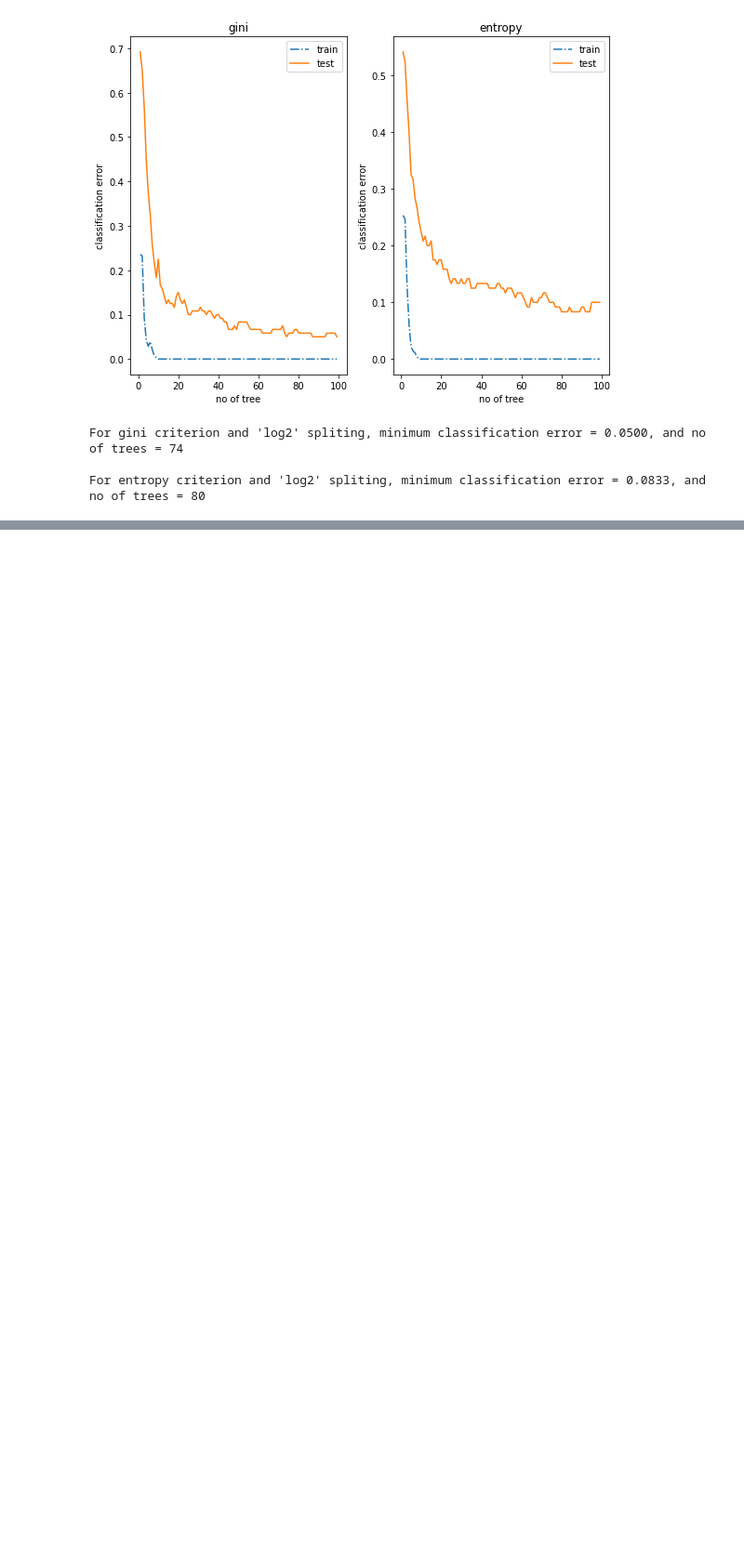
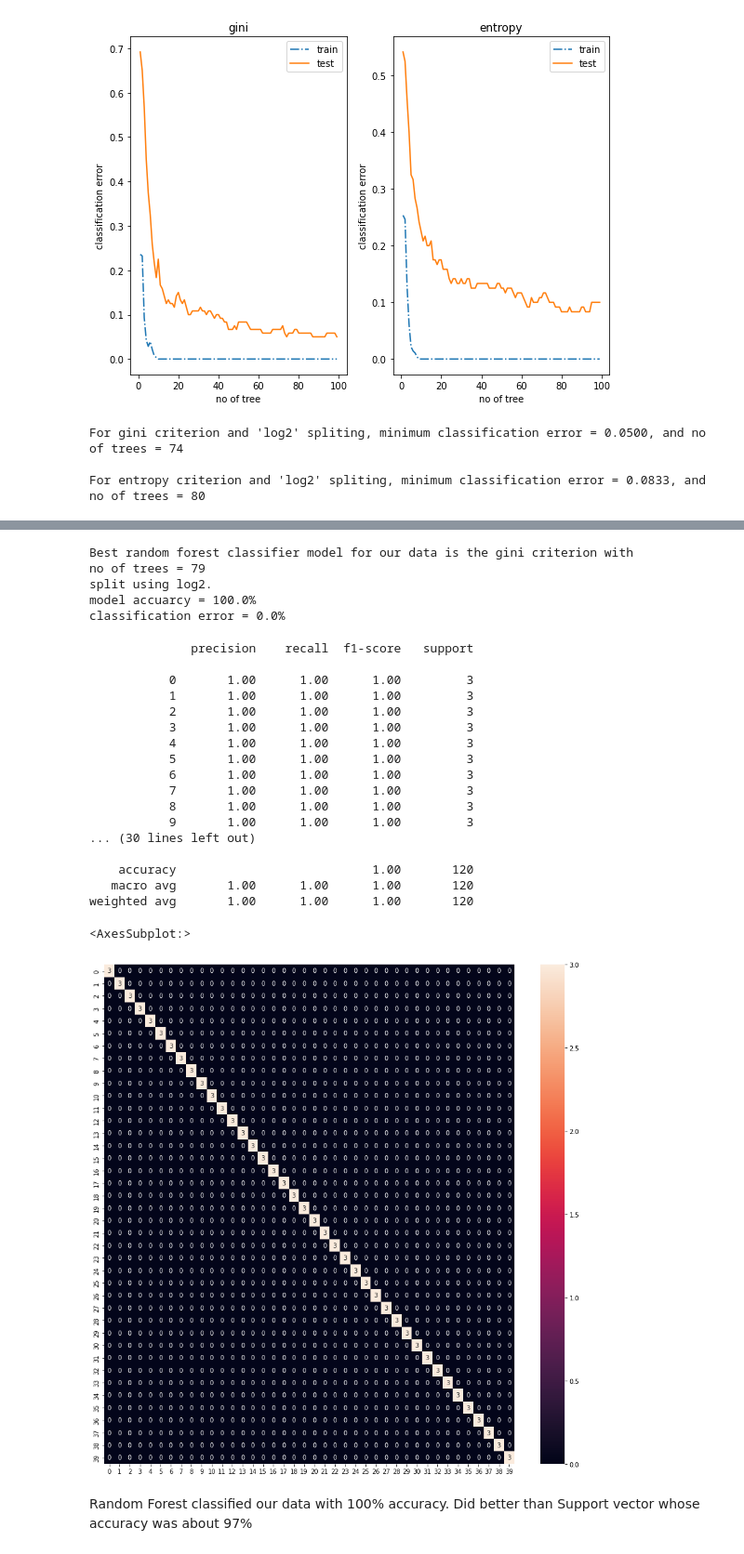
Before and after one commit to Okezzi/SVM-and-RF-on-MNIST-Dataset, a Jupyter notebook: code.ipynb, the cells around one changed output, grey strips where cells are left out. Shown at 93% size. Cells and saved outputs as stored; diff of their text form; code cells hidden in the pictures; blank space fills up the shorter version.

Commit message:
Grid search for RF and optimum parameters selection

```diff
--- a/code.ipynb
+++ b/code.ipynb
@@ -635,0 +645,11 @@ print("\nFor entropy criterion and 'log2' spliting, minimum classification error
+# %%
+# we implement a gridsearch for different no of trees, criterion and split method to find model with the best accuracy.\
+#  We have a balanced dataset so accuracy is a good perfromance test.
+
+rfc = RandomForestClassifier()
+no_tree = np.arange(1,100,1)
+parameters = [
+    {'criterion':['gini','entropy'],'n_estimators':no_tree,'max_features':['log2','sqrt','auto']},
+]
+clf2 = GridSearchCV(estimator = rfc,param_grid=parameters,scoring='accuracy',cv= 3,verbose=1)
+clf2.fit(X_test,y_test)
@@ -635,0 +668,45 @@ print("\nFor entropy criterion and 'log2' spliting, minimum classification error
+# %%
+# check best parameters for our model from gridsearch
+criterion = clf2.best_params_['criterion']
+n_estimator = clf2.best_params_['n_estimators']
+split = clf2.best_params_['max_features']
+best_accuracy = clf2.score(X_test,y_test)*100
+least_error = 100 - best_accuracy
+
+print(f'Best random forest classifier model for our data is the {criterion}\
+ criterion with \nno of trees = {n_estimator}\nsplit using {split}.\nmodel accuarcy = {best_accuracy}%\n\
+classification error = {least_error}%')
+# %% [output]
+Best random forest classifier model for our data is the gini criterion with
+no of trees = 79
+split using log2.
+model accuarcy = 100.0%
+classification error = 0.0%
+# %%
+#view the classification_report and confusion matrix
+plt.figure(figsize=(15,15))
+y_pred_test = clf2.predict(X_test)
+print(classification_report(y_pred_test,y_test))
+sns.heatmap(confusion_matrix(y_pred_test,y_test), annot = True)
+# %% [output]
+              precision    recall  f1-score   support
+
+           0       1.00      1.00      1.00         3
+           1       1.00      1.00      1.00         3
+           2       1.00      1.00      1.00         3
+           3       1.00      1.00      1.00         3
+           4       1.00      1.00      1.00         3
+           5       1.00      1.00      1.00         3
+           6       1.00      1.00      1.00         3
+           7       1.00      1.00      1.00         3
+           8       1.00      1.00      1.00         3
+           9       1.00      1.00      1.00         3
+... (30 lines left out)
+
+    accuracy                           1.00       120
+   macro avg       1.00      1.00      1.00       120
+weighted avg       1.00      1.00      1.00       120
+<AxesSubplot:>
+[figure, added]
+# %% [markdown]
+Random Forest classified our data with 100% accuracy. Did better than Support vector whose accuracy was about 97%
```
Also changed, not shown: parts of 7 cells of this notebook.
